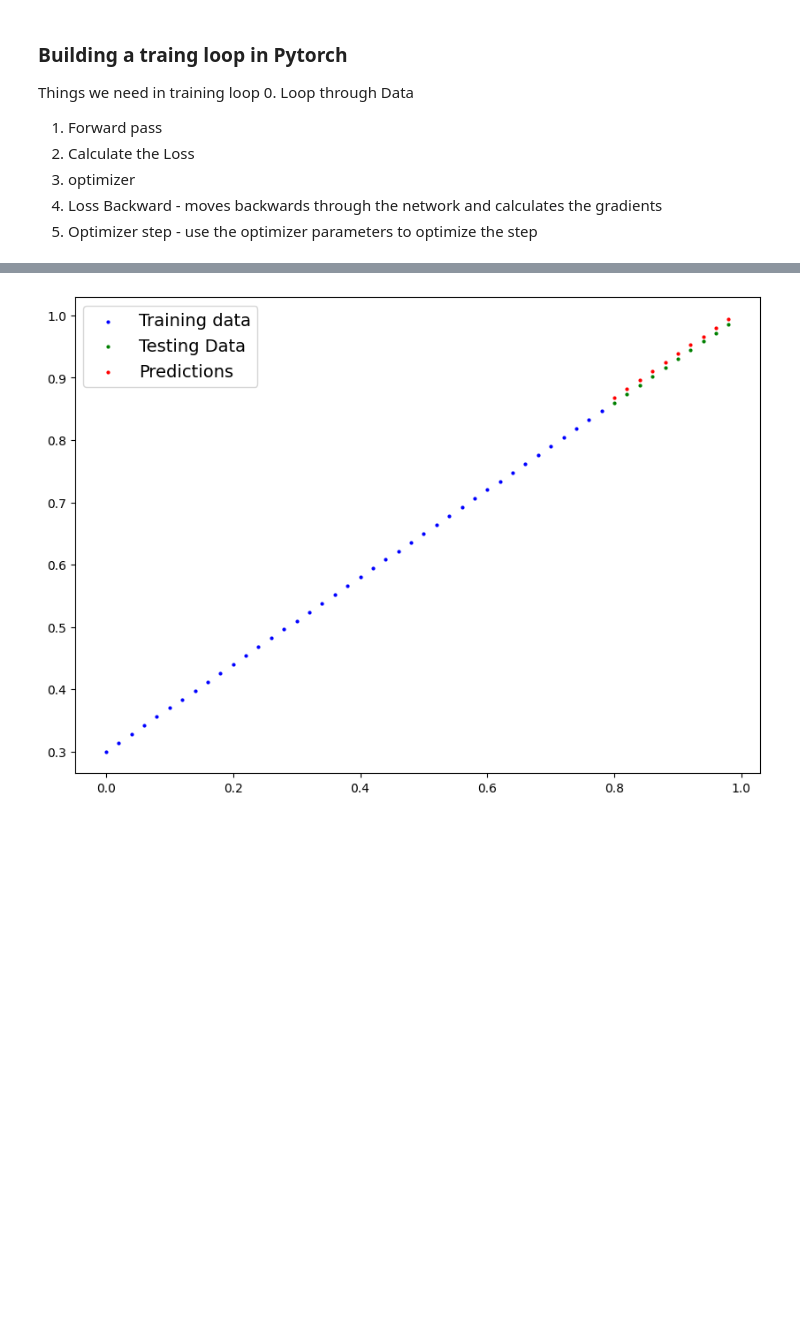
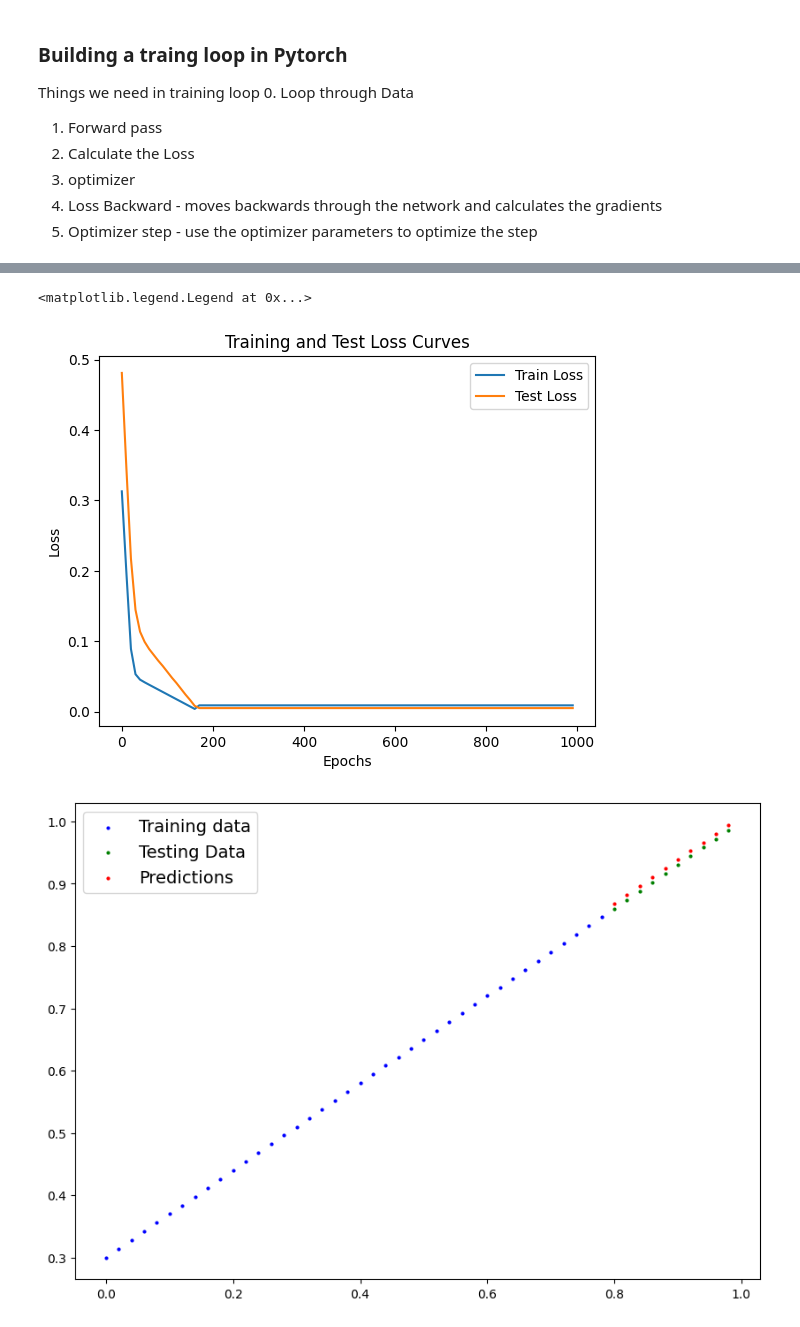
Before and after one commit to prashantiyaramareddy/MyPython-Stuff, a Jupyter notebook: Pytorch/01_Pytorch_Workflow.ipynb, the cells around one changed output, grey strips where cells are left out. Drawn from its saved outputs; the diff is of its cells as text; code cells hidden in the pictures; blank space fills up the shorter version.

```diff
--- a/Pytorch/01_Pytorch_Workflow.ipynb
+++ b/Pytorch/01_Pytorch_Workflow.ipynb
@@ -270,6 +270,11 @@ Things we need in training loop
 # %%
 # An epoch is one loop through the data ...
 epochs = 1000
+
+# Track different values
+epoch_count = []
+loss_values = []
+test_loss_values = []
 
 # 0. Loop through the data
 for epoch in range(epochs):
@@ -291,7 +296,21 @@ for epoch in range(epochs):
   # Optimizer step
   optimizer.step()
 
-  model_0.eval()
+    # Evaluate the model on the test set
+  model_0.eval() # Set the model to evaluation mode
+  with torch.inference_mode():
+    # Make predictions on the test data
+    test_preds = model_0(X_test)
+
+    # Calculate the loss on the test predictions
+    test_loss = loss_fn(test_preds, y_test)
+
+  if epoch % 10 == 0:
+    epoch_count.append(epoch)
+    loss_values.append(loss.item())
+    test_loss_values.append(test_loss.item())
+
+  print(f"Test loss: {test_loss.item():.4f}")
 
 list(model_0.parameters())
 # %% [output]
@@ -335,3 +343,16 @@ Test loss: 0.0084
+# %%
+# Plot the loss curve
+import numpy as np
+
+plt.plot(epoch_count, np.array(torch.tensor(loss_values).numpy()) ,label = "Train Loss")
+plt.plot(epoch_count, np.array(torch.tensor(test_loss_values).numpy()), label = "Test Loss")
+plt.title("Training and Test Loss Curves")
+plt.ylabel("Loss")
+plt.xlabel("Epochs")
+plt.legend()
+# %% [output]
+<matplotlib.legend.Legend at 0x...>
+[figure, added]
 # %%
 plot_predictions(predictions=test_preds)
 # %% [output]
```
Also changed, not shown: parts of 3 cells of this notebook.
